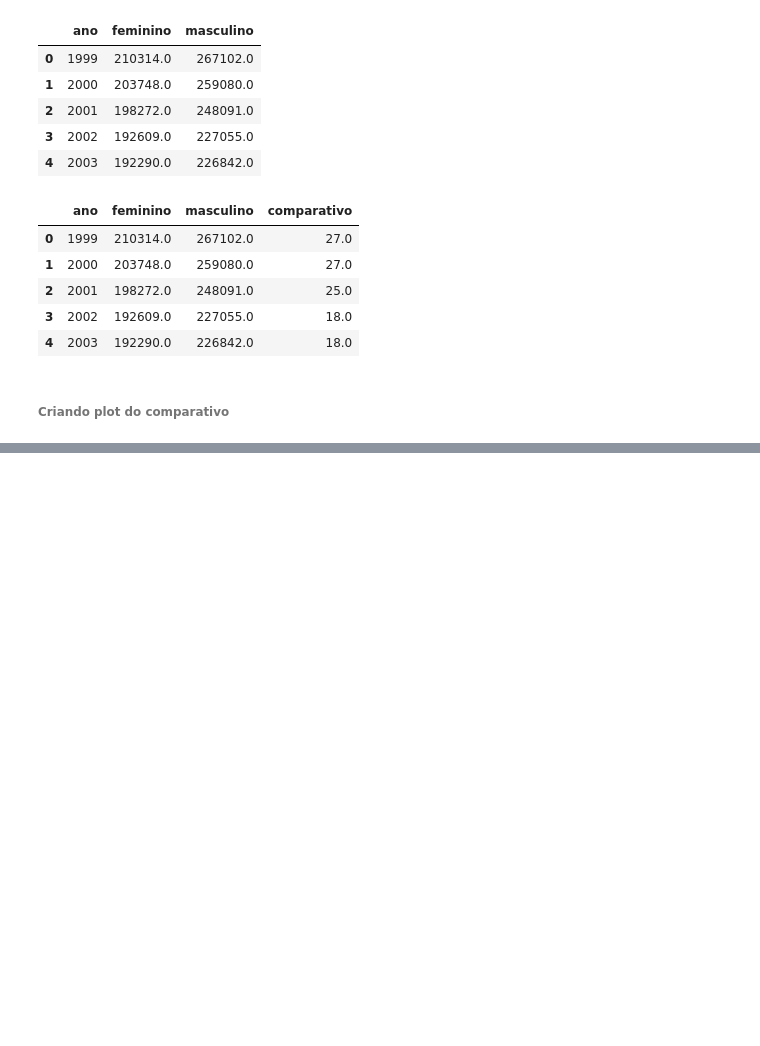
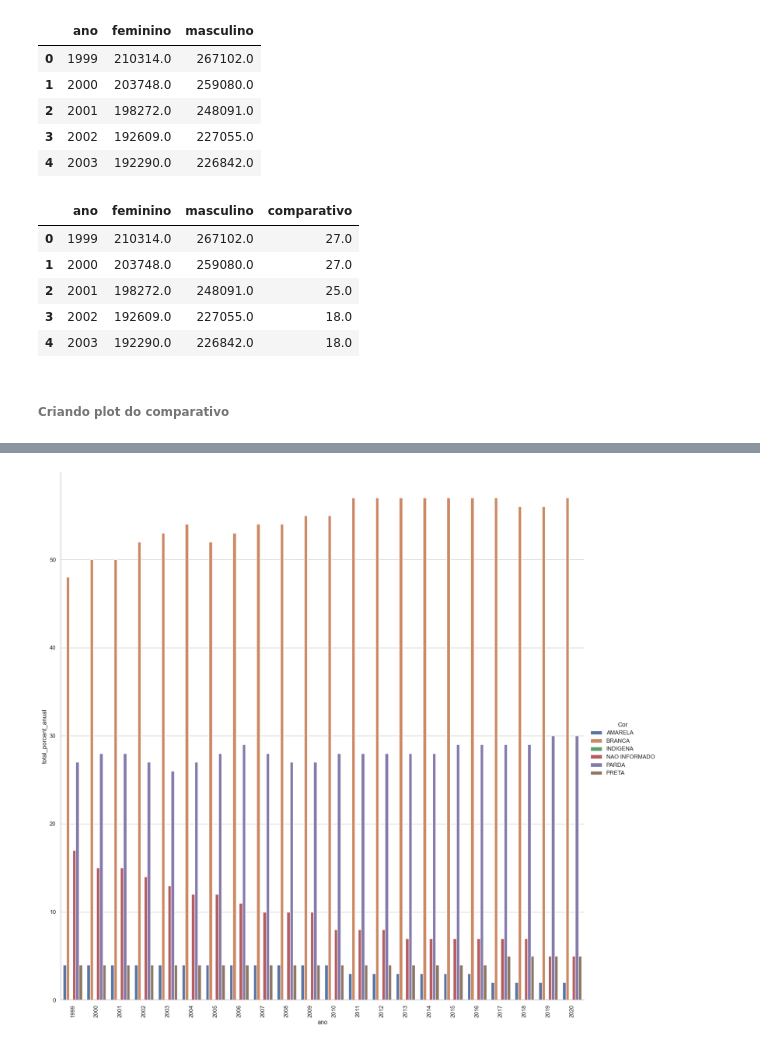
Before and after one commit to CyberBantu/Analise_Republica.org, a Jupyter notebook: analise_python_republica.ipynb, the cells around one changed output, grey strips where cells are left out. Saved outputs shown, nothing was run; the diff lists cells and outputs as text; code cells hidden in the pictures; blank space fills up the shorter version.

```diff
--- a/analise_python_republica.ipynb
+++ b/analise_python_republica.ipynb
@@ -203,0 +246,6 @@ Text(0.5, 1.0, 'Comparativo de Vinculos Ativos entre Homens e Mulheres no Poder
+# %%
+# Criando as porcentagens
+df_vinculos['porcentagem_mulheres_cor_anual'] = round(df_vinculos['Fem'] / df_vinculos['total_ano'],2)*100
+df_vinculos['porcentagem_homens_cor_anual'] = round(df_vinculos['Mas'] / df_vinculos['total_ano'],2)*100
+df_vinculos['total_porcent_anual'] = df_vinculos['porcentagem_homens_cor_anual'] + df_vinculos['porcentagem_mulheres_cor_anual']
+df_vinculos.head(6)
@@ -203,0 +274,11 @@ Text(0.5, 1.0, 'Comparativo de Vinculos Ativos entre Homens e Mulheres no Poder
+# %%
+sns.set_theme(style="whitegrid")
+g2 = sns.catplot(
+    data=df_vinculos, kind="bar",
+    x="ano", y="total_porcent_anual", hue="raça",
+    alpha=1, height=15
+)
+plt.xticks(rotation = 90)
+g2._legend.set_title('Cor')
+# %% [output]
+[figure, added]
```
Also changed, not shown: parts of 17 cells of this notebook.
